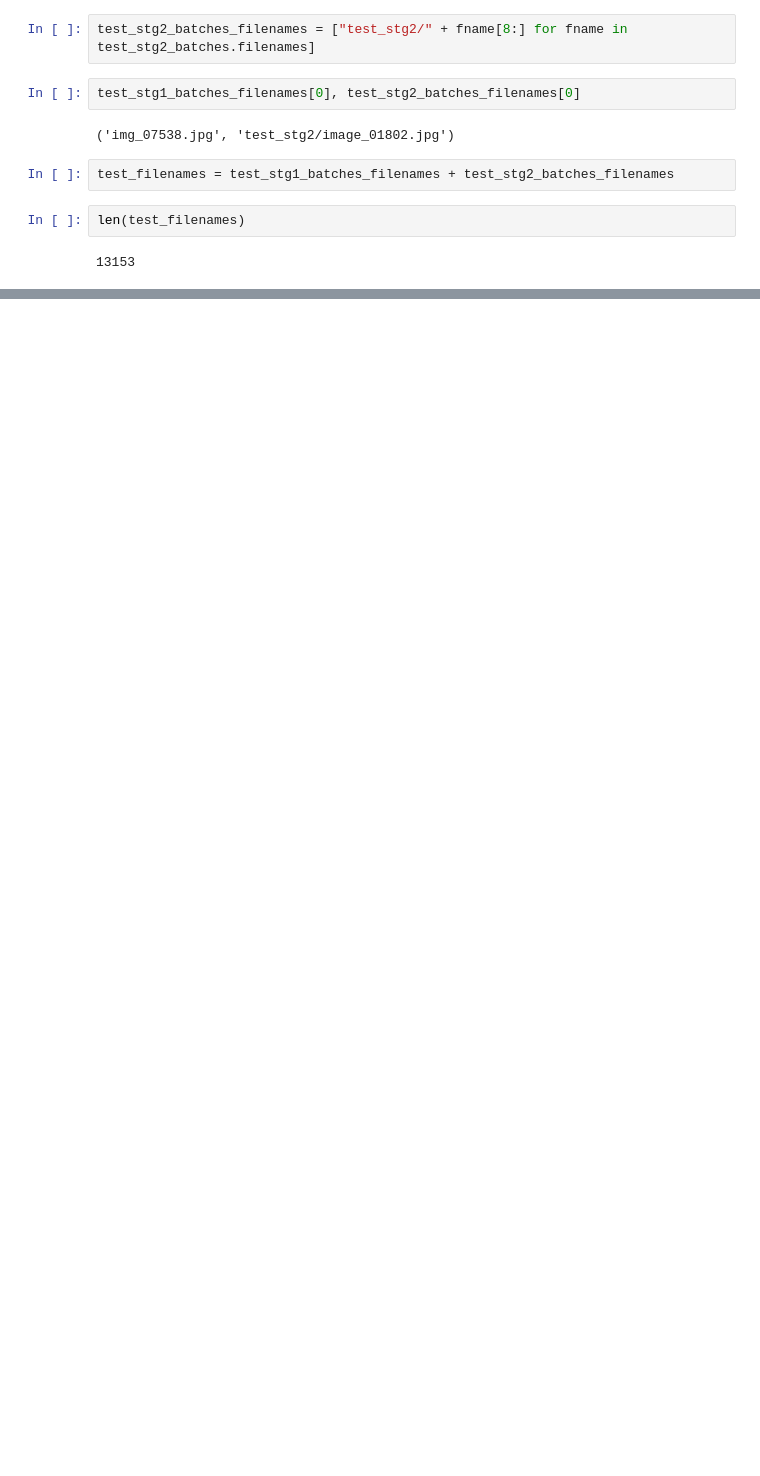
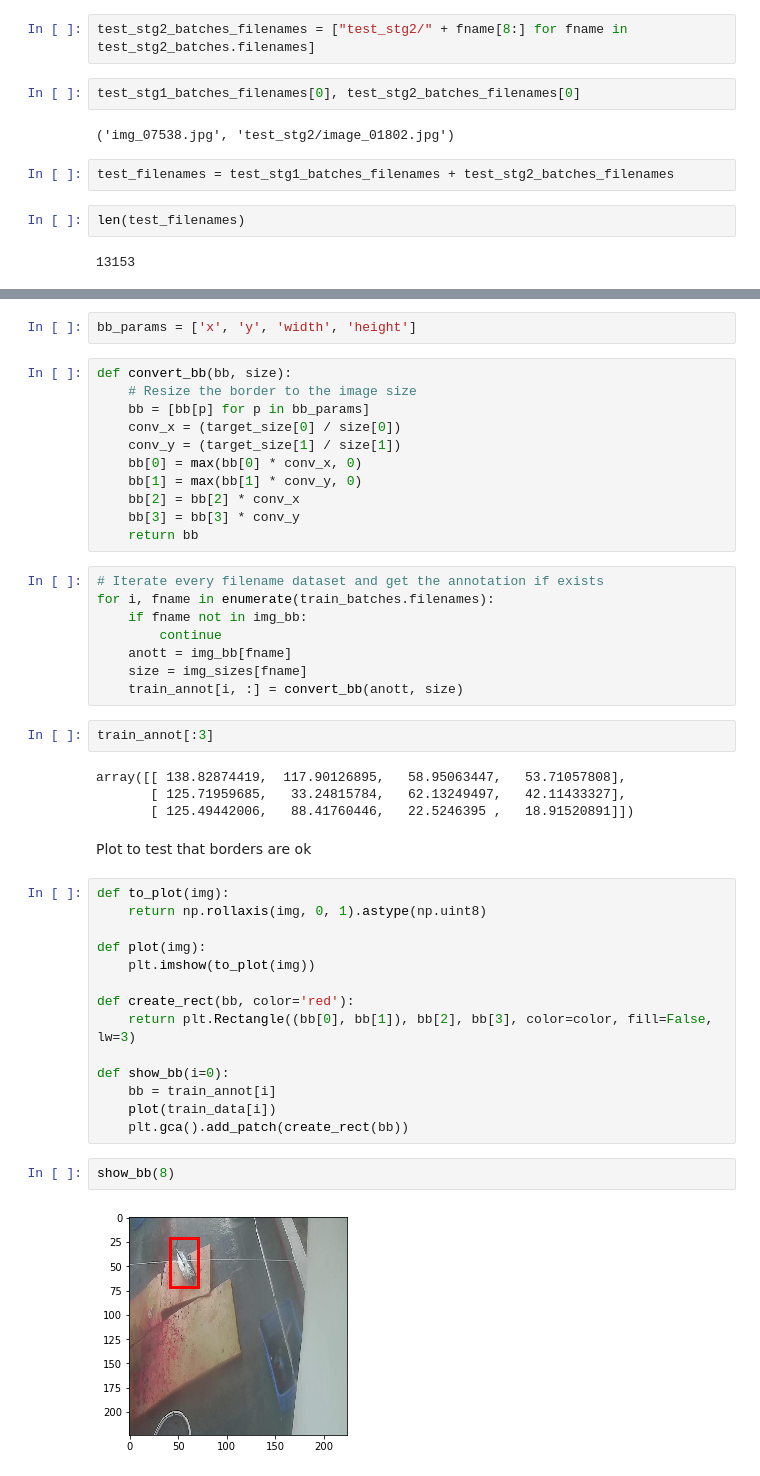
Before and after one commit to danielfrg/ml-notes, a Jupyter notebook: images/fisheries-monitoring/resnet50-precalculate.ipynb, the cells around one changed output, grey strips where cells are left out. Drawn from its saved outputs; the diff is of its cells as text; blank space fills up the shorter version.

Commit message:
Add border metadata

```diff
--- a/images/fisheries-monitoring/resnet50-precalculate.ipynb
+++ b/images/fisheries-monitoring/resnet50-precalculate.ipynb
@@ -137,0 +194,47 @@ save_array('data/test_resnet50_filenames.arr', test_filenames)
+# %%
+bb_params = ['x', 'y', 'width', 'height']
+# %%
+def convert_bb(bb, size):
+    # Resize the border to the image size
+    bb = [bb[p] for p in bb_params]
+    conv_x = (target_size[0] / size[0])
+    conv_y = (target_size[1] / size[1])
+    bb[0] = max(bb[0] * conv_x, 0)
+    bb[1] = max(bb[1] * conv_y, 0)
+    bb[2] = bb[2] * conv_x
+    bb[3] = bb[3] * conv_y
+    return bb
+# %%
+# Iterate every filename dataset and get the annotation if exists
+for i, fname in enumerate(train_batches.filenames):
+    if fname not in img_bb:
+        continue
+    anott = img_bb[fname]
+    size = img_sizes[fname]
+    train_annot[i, :] = convert_bb(anott, size)
+# %%
+train_annot[:3]
+# %% [output]
+array([[ 138.82874419,  117.90126895,   58.95063447,   53.71057808],
+       [ 125.71959685,   33.24815784,   62.13249497,   42.11433327],
+       [ 125.49442006,   88.41760446,   22.5246395 ,   18.91520891]])
+# %% [markdown]
+Plot to test that borders are ok
+# %%
+def to_plot(img):
+    return np.rollaxis(img, 0, 1).astype(np.uint8)
+
+def plot(img):
+    plt.imshow(to_plot(img))
+
+def create_rect(bb, color='red'):
+    return plt.Rectangle((bb[0], bb[1]), bb[2], bb[3], color=color, fill=False, lw=3)
+
+def show_bb(i=0):
+    bb = train_annot[i]
+    plot(train_data[i])
+    plt.gca().add_patch(create_rect(bb))
+# %%
+show_bb(8)
+# %% [output]
+[figure, added]
```
Also changed, not shown: parts of 28 cells of this notebook, 7 other files.
